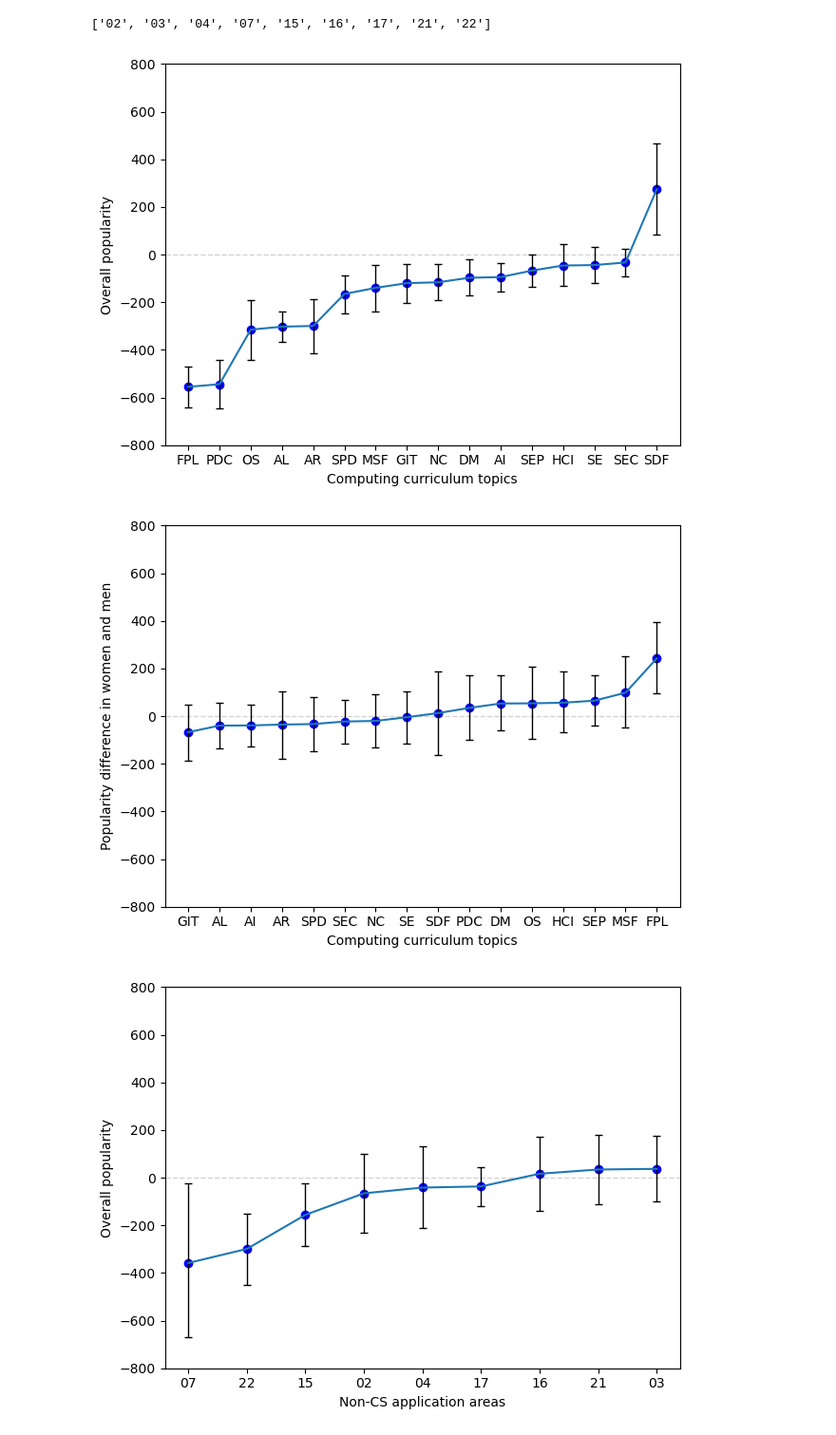
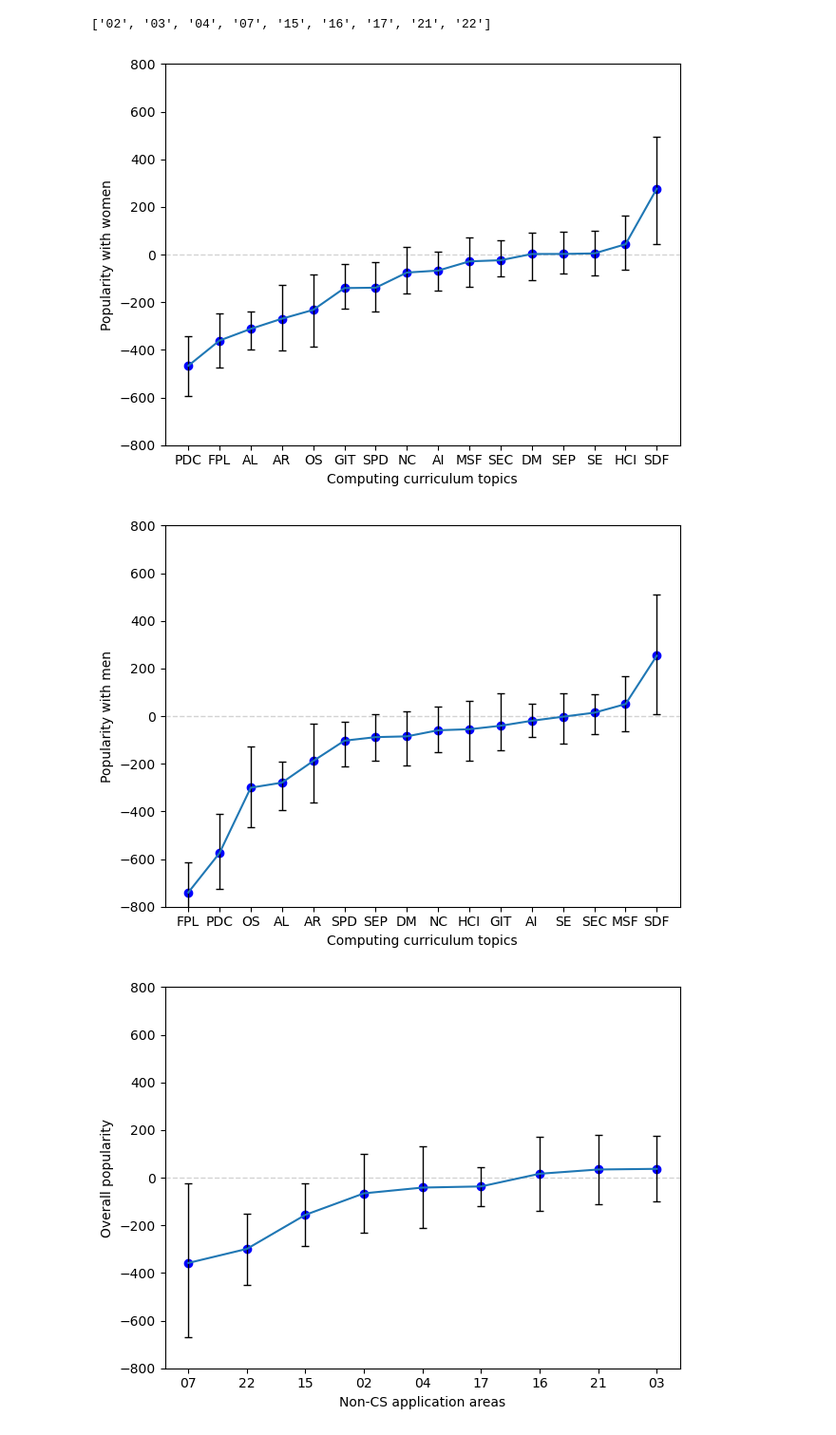
Before and after one commit to stevenaeola/iticse2023_wg6, a Jupyter notebook: popularity_analysis.ipynb, the cells around one changed output. Shown: that part at 95% size. Drawn from its saved outputs; the diff is of its cells as text; code cells hidden in the pictures.

Commit message:
Separate models for women and men for CACM paper

```diff
--- a/popularity_analysis.ipynb
+++ b/popularity_analysis.ipynb
@@ -10,9 +10,10 @@ def export_figure (title):
     plt.savefig(os.path.join("figs", title + ".png"))
     plt.show()
 # %%
-samples = "100000"
+samples = "100"
+model_file = "model-women"
 results_dir = []
-results_file = "cmdstansummary-wg6-seed-1-samples-" + samples + ".csv"
+results_file = "cmdstansummary-wg6-seed-1-samples-" + samples + '-model-' + model_file + ".csv"
 results = pd.read_csv(os.path.join("model", "results", results_file))
 results
 # %% [output]
@@ -198,15 +207,15 @@ def plot_with_errors(df, prop, topics, xlabel, ylabel, with_errors=True):
 
 #    sns.barplot(ax=ax, data=data, x='topic', y='pop_topic_' + prop + '_mean', orient='v')
 # %%
-plot_with_errors(df, 'all', acm_topics, "Computing curriculum topics", "Overall popularity")
-export_figure("results_acm_all" + samples)
+plot_with_errors(df, 'women', acm_topics, "Computing curriculum topics", "Popularity with women")
+export_figure("results_acm_women" + samples)
 # %% [output]
-[figure, old version]
+[figure, new version]
 # %%
-plot_with_errors(df, 'wm_diff', acm_topics, "Computing curriculum topics", "Popularity difference in women and men")
-export_figure("results_acm_wm" + samples)
+plot_with_errors(df, 'men', acm_topics, "Computing curriculum topics", "Popularity with men")
+export_figure("results_acm_men" + samples)
 # %% [output]
-[figure, old version]
+[figure, new version]
 # %%
 plot_with_errors(df, 'all', cah_topics, "Non-CS application areas", "Overall popularity")
 export_figure("results_cah_all" + samples)
```
Also changed, not shown: parts of 3 cells of this notebook, 18 other files.
